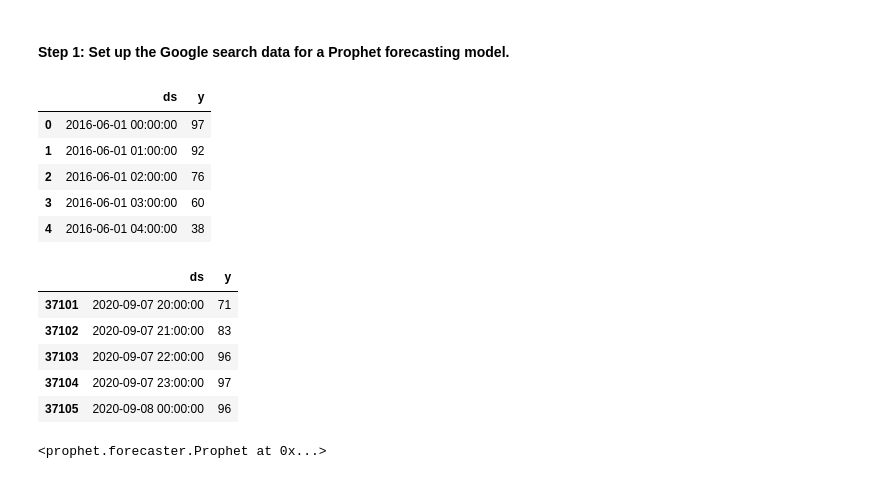
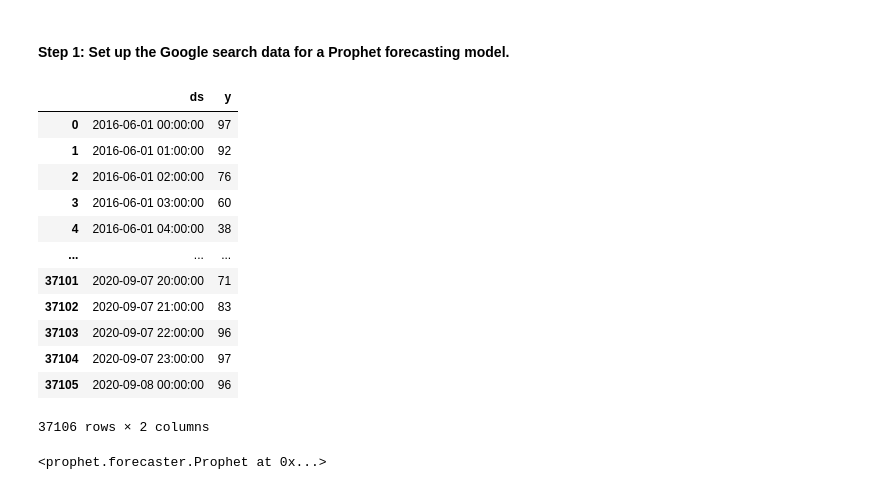
Before and after one commit to JustinFisher22/prophet-challenge, a Jupyter notebook: forecasting_net_prophet.ipynb, the cells around one changed output. Saved outputs shown, nothing was run; the diff lists cells and outputs as text; code cells hidden in the pictures.

```diff
--- a/forecasting_net_prophet.ipynb
+++ b/forecasting_net_prophet.ipynb
@@ -387,27 +387,29 @@ Now, you need to produce a time series model that analyzes and forecasts pattern
 #### Step 1: Set up the Google search data for a Prophet forecasting model.
 # %%
 # Using the df_mercado_trends DataFrame, reset the index so the date information is no longer the index
-
-
+df_mercado_trends_reset = df_mercado_trends.reset_index(drop=True)
+df_mercado_trends_reset = df_mercado_trends.drop(columns=["index"])
 # Label the columns ds and y so that the syntax is recognized by Prophet
-
+prophet_df = df_mercado_trends_reset.rename(columns={"Date":"ds", "Search Trends":"y"})
 
 # Drop an NaN values from the prophet_df DataFrame
-
+prophet_df = prophet_df.dropna()
 
 # View the first and last five rows of the mercado_prophet_df DataFrame
+prophet_df
 # %% [output]
 |  | ds | y |
 | 0 | 2016-06-01 00:00:00 | 97 |
 | 1 | 2016-06-01 01:00:00 | 92 |
 | 2 | 2016-06-01 02:00:00 | 76 |
 | 3 | 2016-06-01 03:00:00 | 60 |
 | 4 | 2016-06-01 04:00:00 | 38 |
+| ... | ... | ... |
+| 37101 | 2020-09-07 20:00:00 | 71 |
+| 37102 | 2020-09-07 21:00:00 | 83 |
+| 37103 | 2020-09-07 22:00:00 | 96 |
+| 37104 | 2020-09-07 23:00:00 | 97 |
+| 37105 | 2020-09-08 00:00:00 | 96 |
-|  | ds | y |
-| 37101 | 2020-09-07 20:00:00 | 71 |
-| 37102 | 2020-09-07 21:00:00 | 83 |
-| 37103 | 2020-09-07 22:00:00 | 96 |
-| 37104 | 2020-09-07 23:00:00 | 97 |
-| 37105 | 2020-09-08 00:00:00 | 96 |
+37106 rows × 2 columns
 # %%
 # Call the Prophet function, store as an object
```
Also changed, not shown: parts of 8 cells of this notebook.
